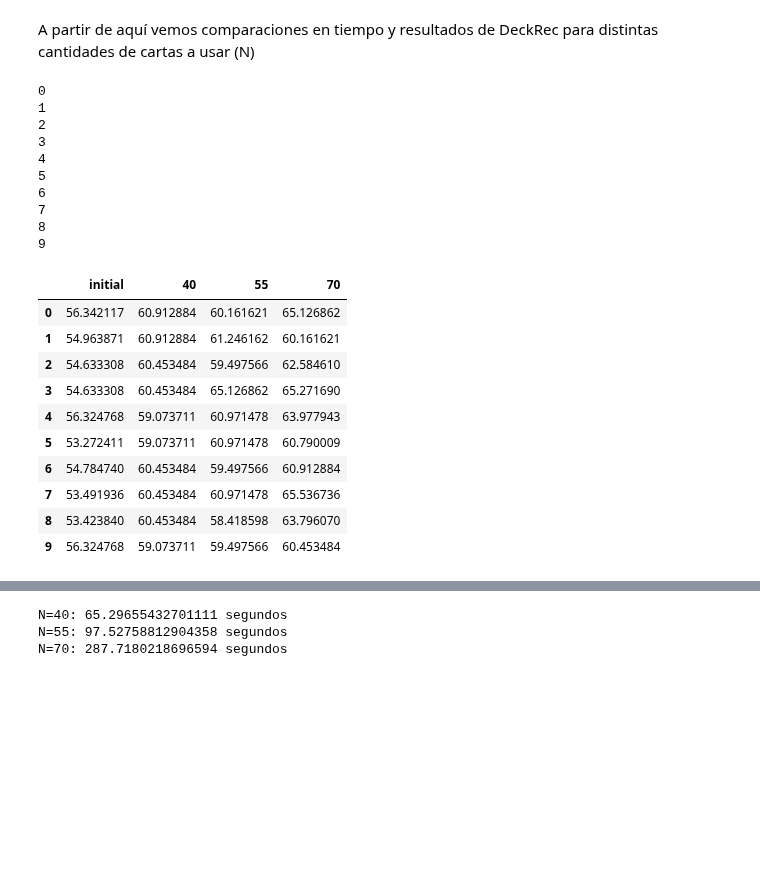
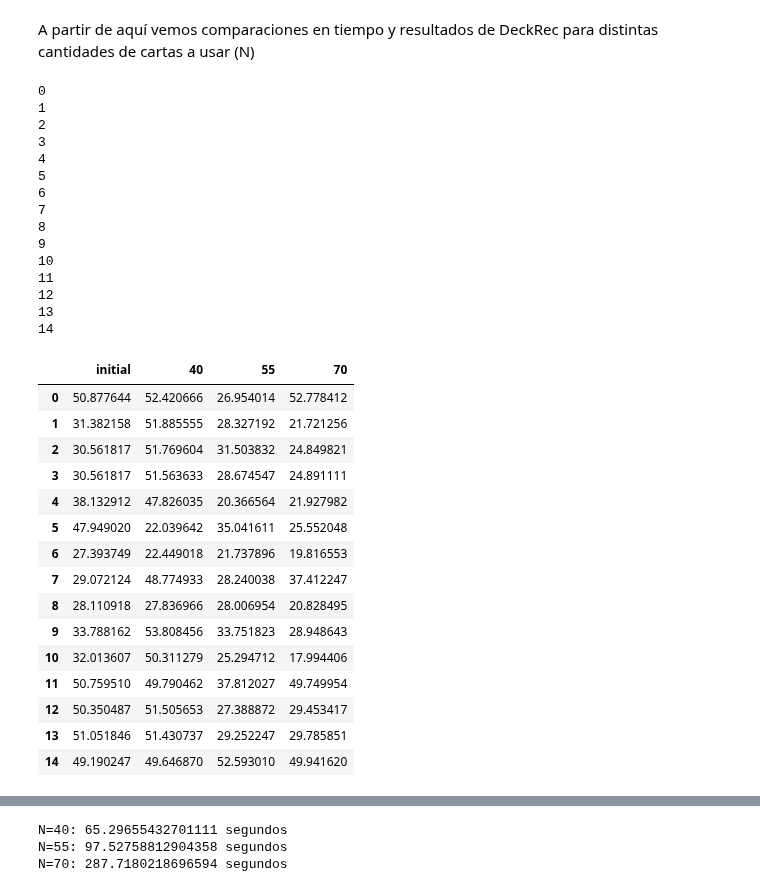
Before and after one commit to gustavo-cornejo/RecSist-Proyecto, a Jupyter notebook: DeckRec.ipynb, the cells around one changed output, grey strips where cells are left out. Drawn from its saved outputs; the diff is of its cells as text; code cells hidden in the pictures; blank space fills up the shorter version.

```diff
--- a/DeckRec.ipynb
+++ b/DeckRec.ipynb
@@ -387,7 +378,8 @@ def Qdeck_wtemplate(my_deck, delta, gamma,N=40):
     return deck
+# %%
+cards_subset = cards[:40]
 # %%
-id_random, deck_random = random_deck()
-deck_best_similar = Qdeck_wtemplate(deck_random, 10, 3) # generamos recomendación mejor similar
-print(f'Recomendación mejor similar: {binary_to_cards(deck_our_rec, cards_subset)}')
-print(f'Win rate mejor similar: {win_rate(binary_to_cards(deck_our_rec, cards_subset))}')
+deck_qdecktemp = Qdeck_wtemplate(original_deck, 20, 20)
+print(f'Recomendación qdeck con templates: {binary_to_cards(deck_qdecktemp, cards_subset)}')
+print(f'Win rate qdeck con templates: {win_rate(binary_to_cards(deck_qdecktemp, cards_subset),model=model_v3)}')
 # %% [output]
@@ -399,16 +392,20 @@ Observamos que de los sistemas recomendadores anteriores el que entrega el mazo
 ### Distintos mazos
 Ahora, vamos a implementar lo anterior para múltiples mazos aleatorios y volver a comparar. En particular hacemos una prueba para 20 mazos iniciales, con el fin de comparar la mejora relacionada al mazo final obtenido con cada método.
 # %%
-simulations = {"initial":[], "random":[],"MP":[],"BS":[],"DeckReck":[]}
+simulations = {"initial":[], "random":[],"MP":[],"BS":[],"DeckReck":[],"templateDeckReck":[]}
+N = 50
 for i in range(20):
     initial_deck = random_deck()[1]
-    simulations["initial"].append(win_rate(initial_deck))
+    simulations["initial"].append(win_rate(initial_deck,model=model_v3))
     # random
-    simulations["random"].append(win_rate(random_deck()[1]))
+    simulations["random"].append(win_rate(random_deck()[1],model=model_v3))
     # most popular
-    simulations["MP"].append(win_rate(most_popular_deck()))
+    simulations["MP"].append(win_rate(most_popular_deck(),model=model_v3))
     # best similar
-    simulations["BS"].append(win_rate(best_similar_deck(initial_deck, 25)))
+    simulations["BS"].append(win_rate(best_similar_deck(initial_deck, 25),model=model_v3))
+    # Qdeck con template
+    deck_qdecktemp = Qdeck_wtemplate(original_deck, 20, 20,N = 50)
+    simulations["templateDeckReck"].append(win_rate(binary_to_cards(deck_qdecktemp, cards_subset),model=model_v3))
     deck = np.zeros(N, dtype=int)
     for i in range(N):
         for card in initial_deck:
@@ -421,4 +418,4 @@ for i in range(20):
         deck[i] = 1
     cards_subset = cards[:N]
     deck_our_rec = deck_rec(deck,cards_subset)
-    simulations["DeckReck"].append(win_rate(binary_to_cards(deck_our_rec, cards_subset)))
+    simulations["DeckReck"].append(win_rate(binary_to_cards(deck_our_rec, cards_subset),model=model_v3))
@@ -503,11 +519,11 @@ a continuación probamos variando el parámetro delta del método de Best most s
 simulations_delta = {"initial":[], "25":[],"20":[],"15":[],"10":[]}
 for i in range(20):
     initial_deck = random_deck()[1]
-    simulations_delta["initial"].append(win_rate(initial_deck))
-    simulations_delta["25"].append(win_rate(best_similar_deck(initial_deck, 25)))
-    simulations_delta["20"].append(win_rate(best_similar_deck(initial_deck, 20)))
-    simulations_delta["15"].append(win_rate(best_similar_deck(initial_deck, 15)))
-    simulations_delta["10"].append(win_rate(best_similar_deck(initial_deck, 10)))
+    simulations_delta["initial"].append(win_rate(initial_deck,model=model_v3))
+    simulations_delta["25"].append(win_rate(best_similar_deck(initial_deck, 25),model=model_v3))
+    simulations_delta["20"].append(win_rate(best_similar_deck(initial_deck, 20),model=model_v3))
+    simulations_delta["15"].append(win_rate(best_similar_deck(initial_deck, 15),model=model_v3))
+    simulations_delta["10"].append(win_rate(best_similar_deck(initial_deck, 10),model=model_v3))
 print(simulations["initial"])
 sim_delta_fl = dict()
 for key in simulations_delta.keys():
@@ -555,51 +571,65 @@ aumentos_delta.describe()
 A partir de aquí vemos comparaciones en tiempo y resultados de DeckRec para distintas cantidades de cartas a usar (N)
 # %%
 simulations_N = {"initial":[], 40:[],55:[],70:[]}
+times_N = {"initial":[], 40:[],55:[],70:[]}
 Ns = [40,55,70]
-for i in range(10):
+for i in range(15):
     print(i)
     initial_deck = random_deck()[1]
-    simulations_N["initial"].append(win_rate(initial_deck))
+    simulations_N["initial"].append(win_rate(initial_deck,model=model_v3))
     for N in Ns:
         deck = np.zeros(N, dtype=int)
         for j in range(N):
             for card in initial_deck:
                 if card == cards[j]:
                     deck[j] = 1
         zeros = [index for index, value in enumerate(deck) if value == 0]
         ones = [index for index, value in enumerate(deck) if value == 1]
         new_ones = rd.sample(zeros,D-len(ones))
         for j in new_ones:
             deck[j] = 1
         cards_subset = cards[:N]
+        start = time.time()
         deck_our_rec = deck_rec(deck,cards_subset)
-        simulations_N[N].append(win_rate(binary_to_cards(deck_our_rec, cards_subset)))
+        end = time.time()
+        times_N[N].append(end-start)
+        simulations_N[N].append(win_rate(binary_to_cards(deck_our_rec, cards_subset),model=model_v3))
 sim_N_fl = dict()
 for key in simulations_N.keys():
     sim_N_fl[f'{key}'] = [float(simulations_N[key][i]) for i in range(len(simulations_N[key]))]
 with open('comparacion_N.json', 'w') as json_file:
     json.dump(sim_N_fl, json_file, indent=4)
 comparacion_N = pd.DataFrame(simulations_N)
 display(comparacion_N)
 # %% [output]
 0
 1
 2
 3
 4
 5
 6
 7
 8
 9
+10
+11
+12
+13
+14
 |  | initial | 40 | 55 | 70 |
-| 0 | 56.342117 | 60.912884 | 60.161621 | 65.126862 |
-| 1 | 54.963871 | 60.912884 | 61.246162 | 60.161621 |
-| 2 | 54.633308 | 60.453484 | 59.497566 | 62.584610 |
-| 3 | 54.633308 | 60.453484 | 65.126862 | 65.271690 |
-| 4 | 56.324768 | 59.073711 | 60.971478 | 63.977943 |
-| 5 | 53.272411 | 59.073711 | 60.971478 | 60.790009 |
-| 6 | 54.784740 | 60.453484 | 59.497566 | 60.912884 |
-| 7 | 53.491936 | 60.453484 | 60.971478 | 65.536736 |
-| 8 | 53.423840 | 60.453484 | 58.418598 | 63.796070 |
-| 9 | 56.324768 | 59.073711 | 59.497566 | 60.453484 |
+| 0 | 50.877644 | 52.420666 | 26.954014 | 52.778412 |
+| 1 | 31.382158 | 51.885555 | 28.327192 | 21.721256 |
+| 2 | 30.561817 | 51.769604 | 31.503832 | 24.849821 |
+| 3 | 30.561817 | 51.563633 | 28.674547 | 24.891111 |
+| 4 | 38.132912 | 47.826035 | 20.366564 | 21.927982 |
+| 5 | 47.949020 | 22.039642 | 35.041611 | 25.552048 |
+| 6 | 27.393749 | 22.449018 | 21.737896 | 19.816553 |
+| 7 | 29.072124 | 48.774933 | 28.240038 | 37.412247 |
+| 8 | 28.110918 | 27.836966 | 28.006954 | 20.828495 |
+| 9 | 33.788162 | 53.808456 | 33.751823 | 28.948643 |
+| 10 | 32.013607 | 50.311279 | 25.294712 | 17.994406 |
+| 11 | 50.759510 | 49.790462 | 37.812027 | 49.749954 |
+| 12 | 50.350487 | 51.505653 | 27.388872 | 29.453417 |
+| 13 | 51.051846 | 51.430737 | 29.252247 | 29.785851 |
+| 14 | 49.190247 | 49.646870 | 52.593010 | 49.941620 |
```
Also changed, not shown: parts of 26 cells of this notebook, 9 other files.
